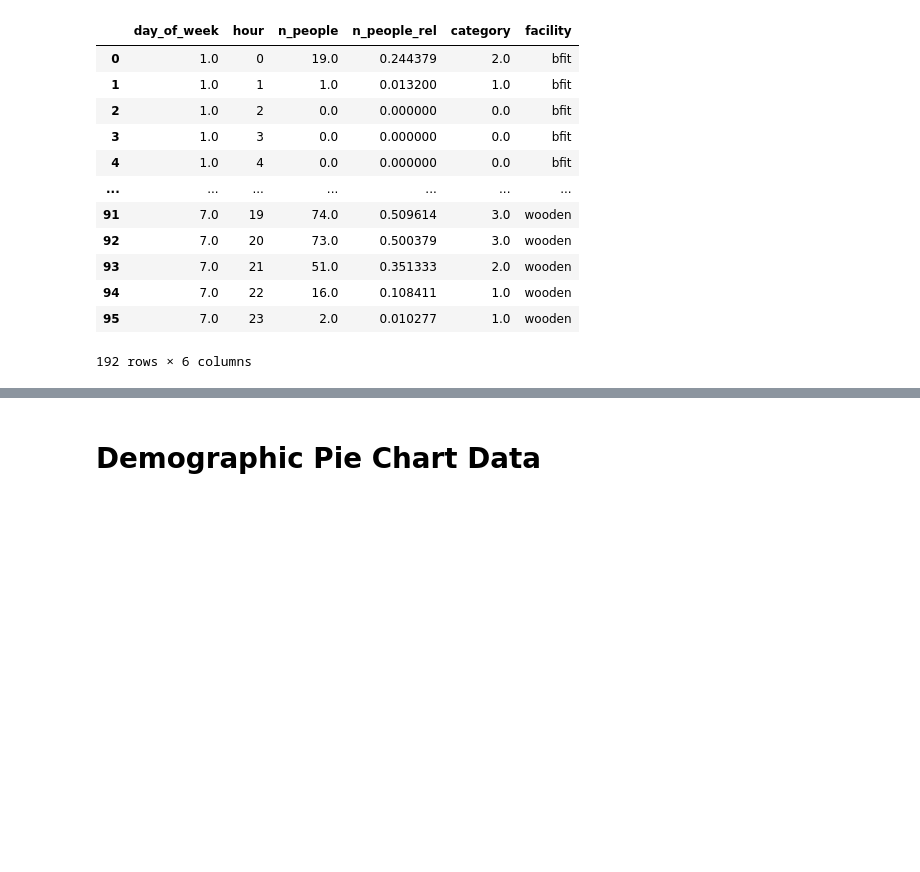
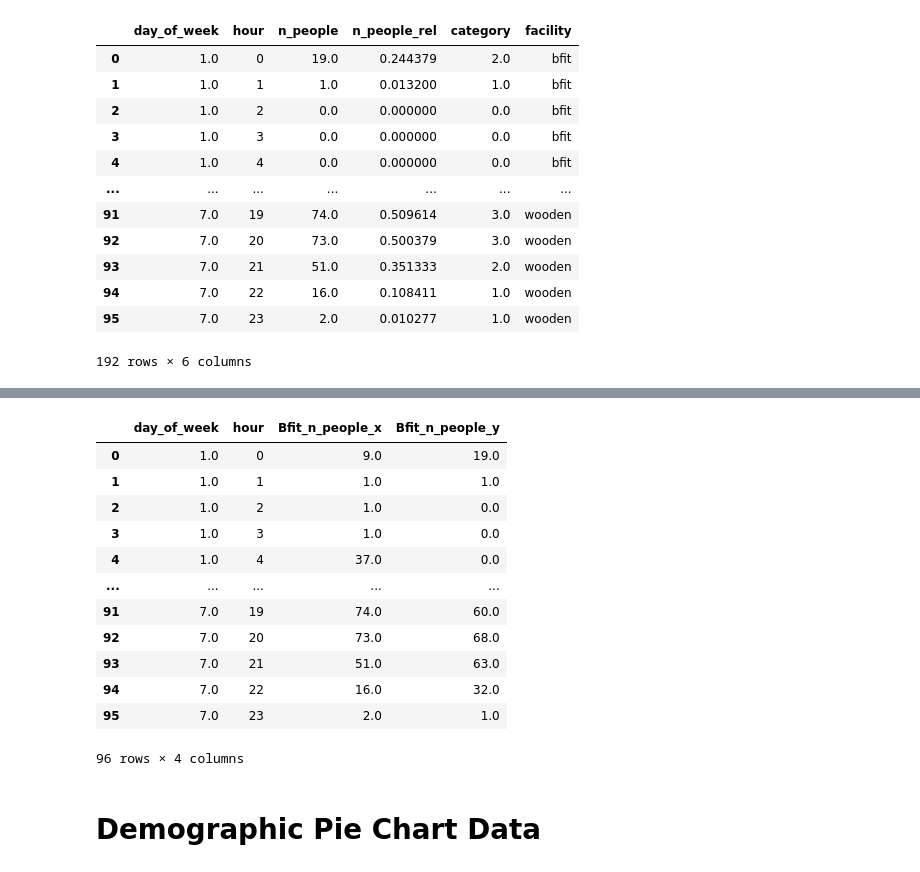
Before and after one commit to dailybruin/the-stack, a Jupyter notebook: python/posts/gym-traffic-2023/gym_traffic_2023_data_cleaning.ipynb, the cells around one changed output, grey strips where cells are left out. Saved outputs shown, nothing was run; the diff lists cells and outputs as text; code cells hidden in the pictures; blank space fills up the shorter version.

Commit message:
Update gym_traffic_2023_data_cleaning.ipynb
Started merging for comparison heatchart.

```diff
--- a/python/posts/gym-traffic-2023/gym_traffic_2023_data_cleaning.ipynb
+++ b/python/posts/gym-traffic-2023/gym_traffic_2023_data_cleaning.ipynb
@@ -504,0 +507,12 @@ facility_heatchart_data.to_csv(export_dir, index=False)
+# %%
+bfit_compare = bfit_heatchart_data.copy()
+wooden_compare = wooden_heatchart_data.copy()
+# %%
+# Drop unused columns:
+
+bfit_compare = bfit_compare.drop(columns=['n_people_rel', 'category', 'facility'])
+wooden_compare = wooden_compare.drop(columns=['n_people_rel', 'category', 'facility'])
+
+# Rename people count columns:
+bfit_compare = bfit_compare.rename({'n_people': 'Bfit_n_people'}, axis=1)
+wooden_compare = wooden_compare.rename({'n_people': 'Bfit_n_people'}, axis=1)
@@ -505,3 +551,21 @@ facility_heatchart_data.to_csv(export_dir, index=False)
+# %%
+merged_compare = wooden_compare.merge(bfit_compare, how = 'inner', on = ['day_of_week', 'hour'])
+# %%
+merged_compare
+# %% [output]
+|  | day_of_week | hour | Bfit_n_people_x | Bfit_n_people_y |
+| 0 | 1.0 | 0 | 9.0 | 19.0 |
+| 1 | 1.0 | 1 | 1.0 | 1.0 |
+| 2 | 1.0 | 2 | 1.0 | 0.0 |
+| 3 | 1.0 | 3 | 1.0 | 0.0 |
+| 4 | 1.0 | 4 | 37.0 | 0.0 |
+| ... | ... | ... | ... | ... |
+| 91 | 7.0 | 19 | 74.0 | 60.0 |
+| 92 | 7.0 | 20 | 73.0 | 68.0 |
+| 93 | 7.0 | 21 | 51.0 | 63.0 |
+| 94 | 7.0 | 22 | 16.0 | 32.0 |
+| 95 | 7.0 | 23 | 2.0 | 1.0 |
+96 rows × 4 columns
 # %% [markdown]
 # Demographic Pie Chart Data
 # %%
```
Also changed, not shown: parts of 3 cells of this notebook.
